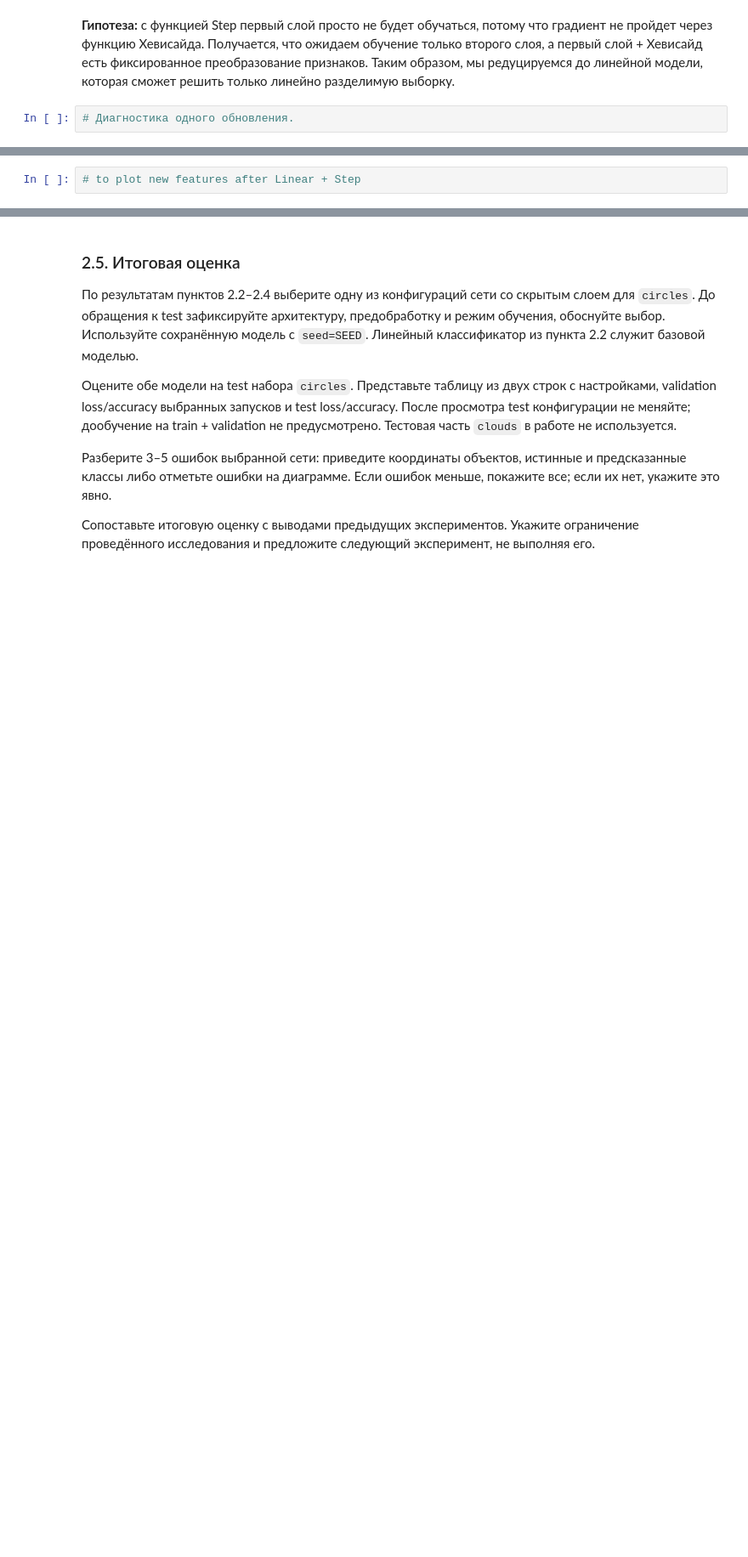
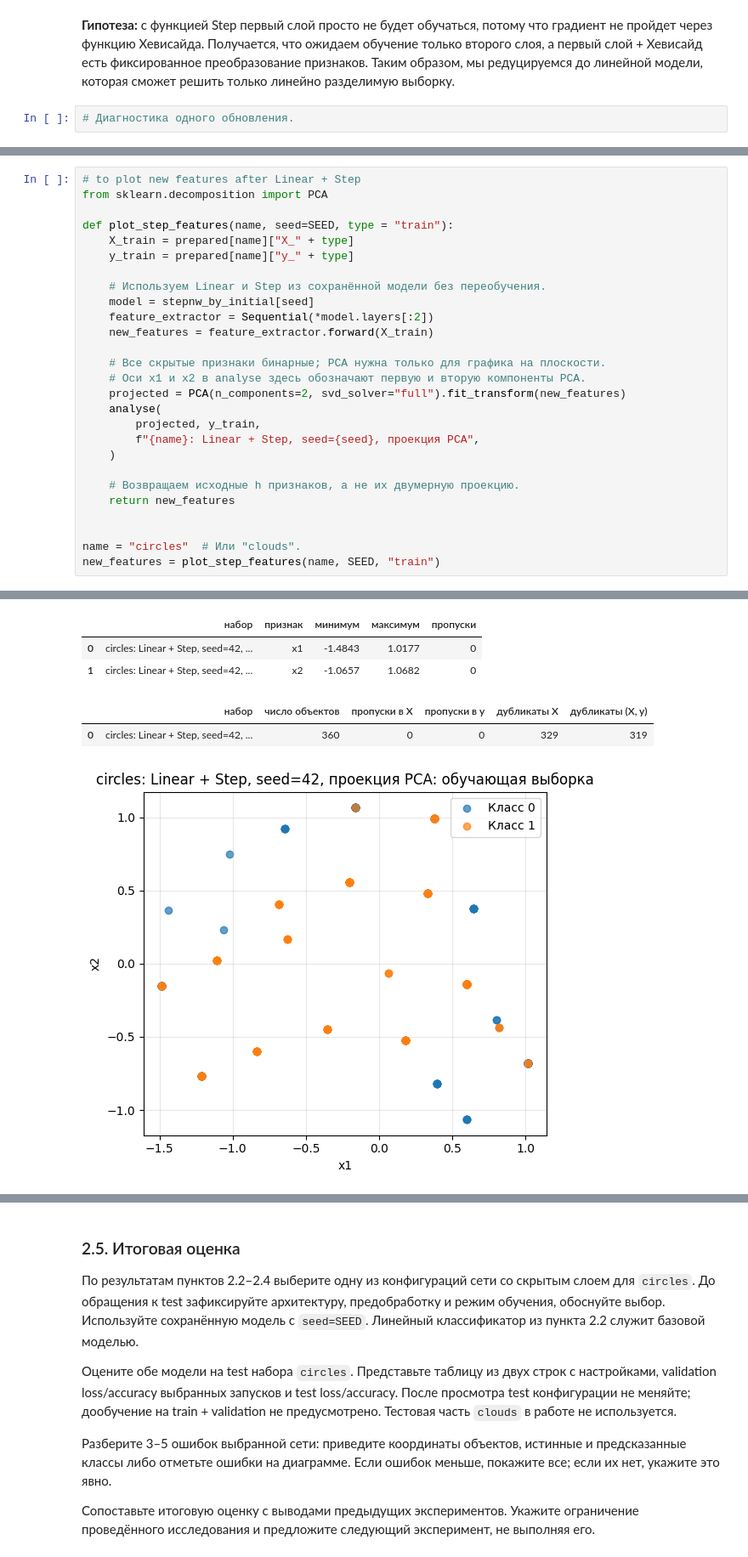
Before and after one commit to Abrackadabrr/machine_learning_practice, a Jupyter notebook: hometask/autumn_semester/task_2/hw2_neural_networks_student.ipynb, the cells around one changed output, grey strips where cells are left out. Shown at 85% size. Saved outputs shown, nothing was run; the diff lists cells and outputs as text; blank space fills up the shorter version.

```diff
--- a/hometask/autumn_semester/task_2/hw2_neural_networks_student.ipynb
+++ b/hometask/autumn_semester/task_2/hw2_neural_networks_student.ipynb
@@ -1453,2 +1503,28 @@ Lin->Step->Lin
 # %%
 # to plot new features after Linear + Step
+from sklearn.decomposition import PCA
+
+def plot_step_features(name, seed=SEED, type = "train"):
+    X_train = prepared[name]["X_" + type]
+    y_train = prepared[name]["y_" + type]
+
+    # Используем Linear и Step из сохранённой модели без переобучения.
+    model = stepnw_by_initial[seed]
+    feature_extractor = Sequential(*model.layers[:2])
+    new_features = feature_extractor.forward(X_train)
+
+    # Все скрытые признаки бинарные; PCA нужна только для графика на плоскости.
+    # Оси x1 и x2 в analyse здесь обозначают первую и вторую компоненты PCA.
+    projected = PCA(n_components=2, svd_solver="full").fit_transform(new_features)
+    analyse(
+        projected, y_train,
+        f"{name}: Linear + Step, seed={seed}, проекция PCA",
+    )
+
+    # Возвращаем исходные h признаков, а не их двумерную проекцию.
+    return new_features
+
+
+name = "circles"  # Или "clouds".
+new_features = plot_step_features(name, SEED, "train")
+# %% [output]
@@ -1454,0 +1534,6 @@ Lin->Step->Lin
+|  | набор | признак | минимум | максимум | пропуски |
+| 0 | circles: Linear + Step, seed=42, ... | x1 | -1.4843 | 1.0177 | 0 |
+| 1 | circles: Linear + Step, seed=42, ... | x2 | -1.0657 | 1.0682 | 0 |
+|  | набор | число объектов | пропуски в X | пропуски в y | дубликаты X | дубликаты (X, y) |
+| 0 | circles: Linear + Step, seed=42, ... | 360 | 0 | 0 | 329 | 319 |
+[figure, added]
```
Also changed, not shown: parts of 14 cells of this notebook.
